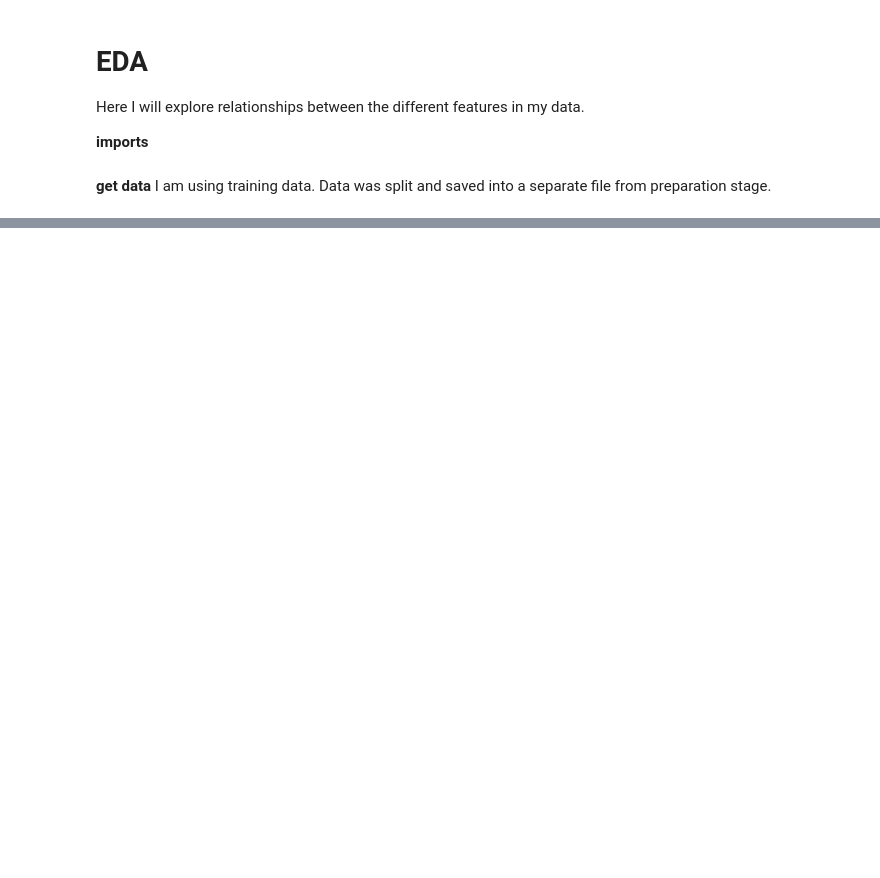
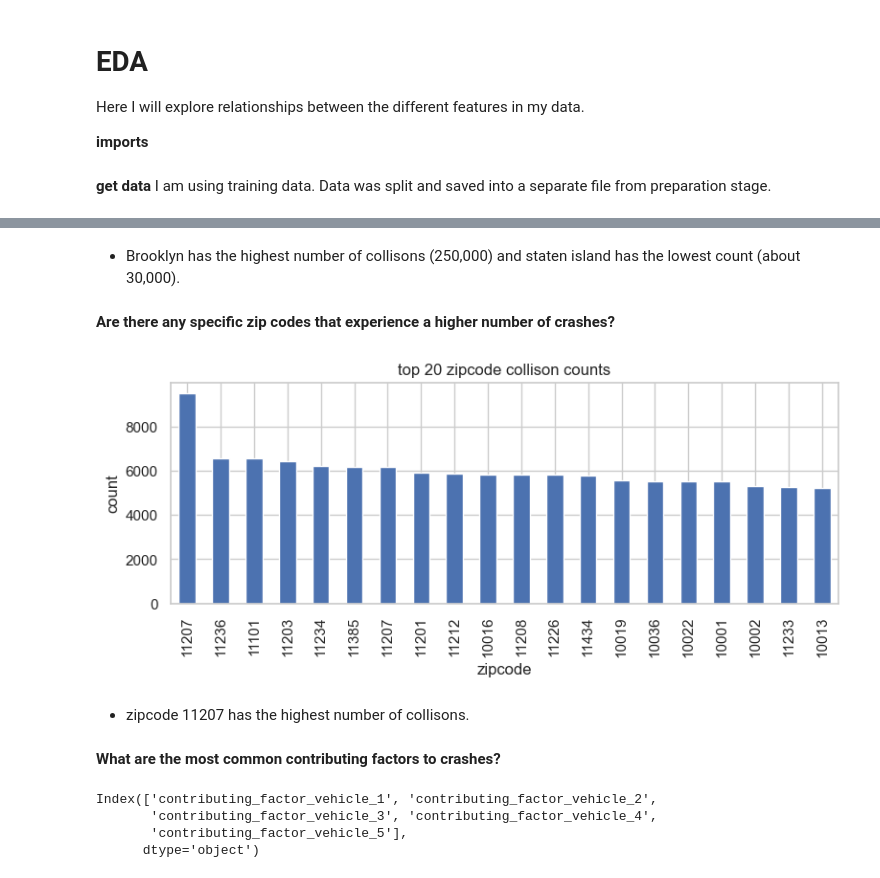
Before and after one commit to MigashaneVictoire/CNY_motor_Vehicle_collisions, a Jupyter notebook: 03_explore_work_file.ipynb, the cells around one changed output, grey strips where cells are left out. Cells and saved outputs as stored; diff of their text form; code cells hidden in the pictures; blank space fills up the shorter version.

```diff
--- a/03_explore_work_file.ipynb
+++ b/03_explore_work_file.ipynb
@@ -209,0 +116,29 @@ What are the most common categories and their frequencies for categorical variab
+# %% [markdown]
+- Brooklyn has the highest number of collisons (250,000) and staten island has the lowest count (about 30,000).
+# %% [markdown]
+**Are there any specific zip codes that experience a higher number of crashes?**
+# %%
+# Plot borough counts
+plt.figure(figsize=(9,3))
+train.zip_code.value_counts()[train.zip_code.value_counts() > 5000].plot.bar()
+plt.title("top 20 zipcode collison counts")
+plt.xlabel("zipcode")
+plt.ylabel("count")
+# save the generated visual to folder
+explore_.save_visuals(fig= plt.gcf(), viz_name= "zipcode_collison_counts", folder_name= 1)
+plt.show()
+# %% [output]
+[figure, added]
+# %% [markdown]
+- zipcode 11207 has the highest number of collisons.
+# %% [markdown]
+**What are the most common contributing factors to crashes?**
+# %%
+# select only the contributing factor columns
+contributing_factor = train.columns[train.columns.str.contains("factor")]
+contributing_factor
+# %% [output]
+Index(['contributing_factor_vehicle_1', 'contributing_factor_vehicle_2',
+       'contributing_factor_vehicle_3', 'contributing_factor_vehicle_4',
+       'contributing_factor_vehicle_5'],
+      dtype='object')
```
Also changed, not shown: parts of 36 cells of this notebook, 22 other files.
